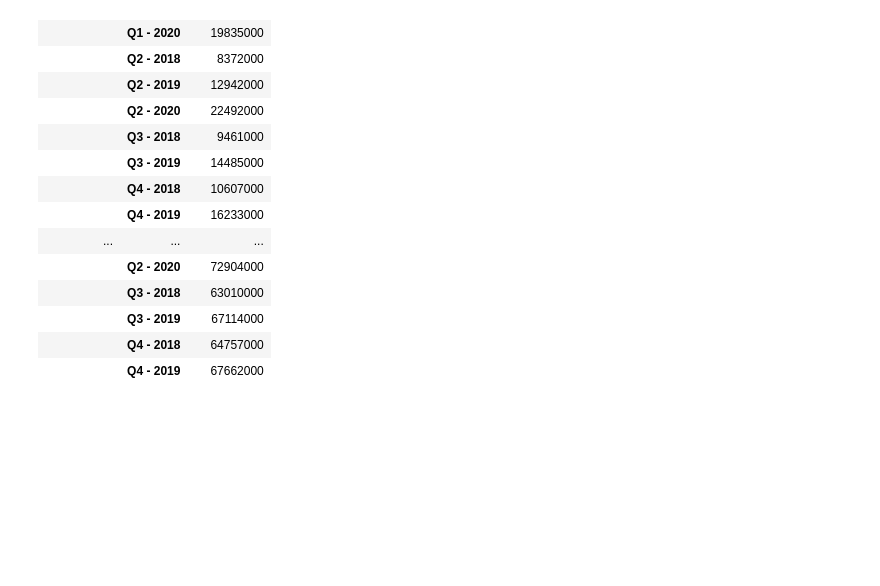
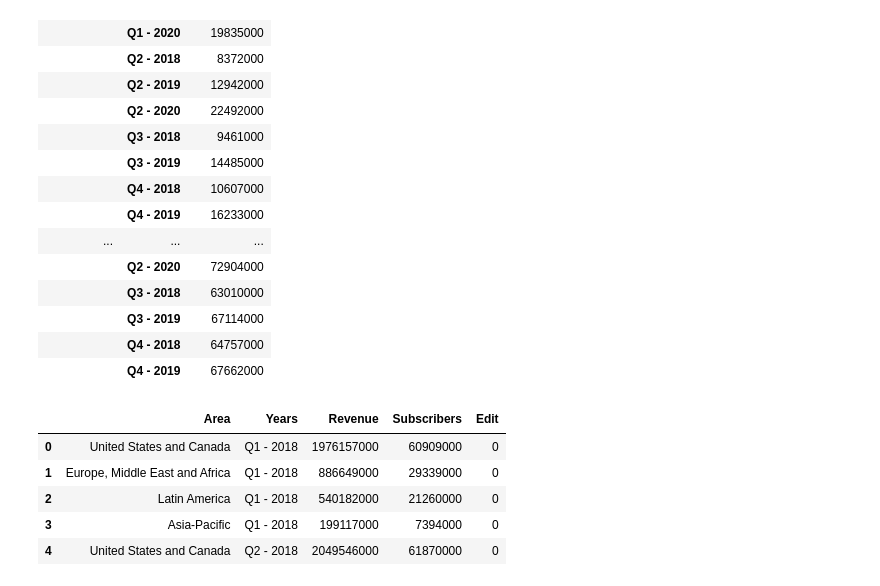
Before and after one commit to adamholcomb/Python-Media-Happiness-Analysis, a Jupyter notebook: HappinessIndex-KF.ipynb, the cells around one changed output. Saved outputs shown, nothing was run; the diff lists cells and outputs as text; code cells hidden in the pictures; blank space fills up the shorter version.

Commit message:
Adding extra column to the merge

```diff
--- a/HappinessIndex-KF.ipynb
+++ b/HappinessIndex-KF.ipynb
@@ -142,6 +128,18 @@ netflix_subs_region
 |  | Q3 - 2019 | 67114000 |
 |  | Q4 - 2018 | 64757000 |
 |  | Q4 - 2019 | 67662000 |
+# %%
+clean_df = [0]*40
+merge_data = pd.merge(netflix_subscribers_country,netflix_subscribers_revenue, on=['Years', 'Area'])
+merge_data['Edit'] = clean_df
+merge_data.head()
+# %% [output]
+|  | Area | Years | Revenue | Subscribers | Edit |
+| 0 | United States and Canada | Q1 - 2018 | 1976157000 | 60909000 | 0 |
+| 1 | Europe, Middle East and Africa | Q1 - 2018 | 886649000 | 29339000 | 0 |
+| 2 | Latin America | Q1 - 2018 | 540182000 | 21260000 | 0 |
+| 3 | Asia-Pacific | Q1 - 2018 | 199117000 | 7394000 | 0 |
+| 4 | United States and Canada | Q2 - 2018 | 2049546000 | 61870000 | 0 |
 # %%
 # File to Load
 file_to_load_four = 'Data Sets/Netflix Subscribers and Revenue by Country/NetflixsRevenue2018toQ2_2020.csv'
```
Also changed, not shown: parts of 7 cells of this notebook.
